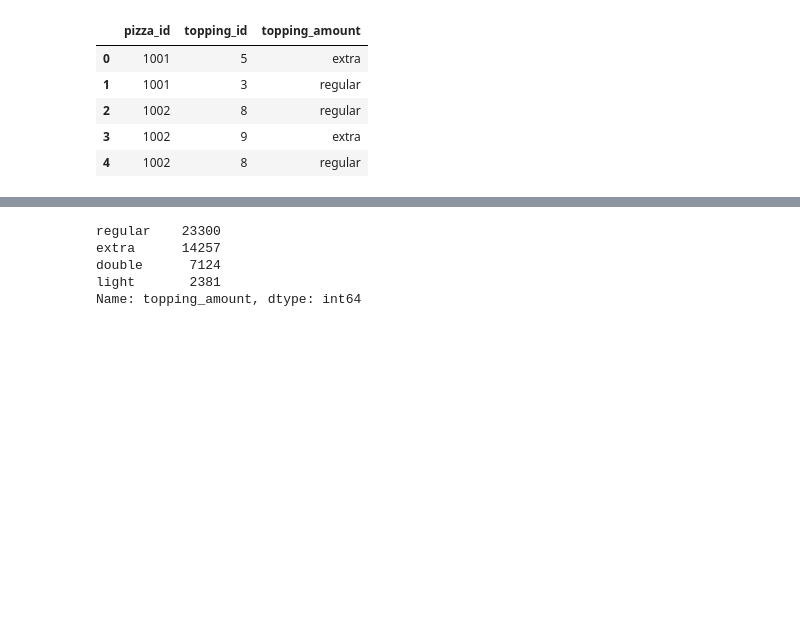
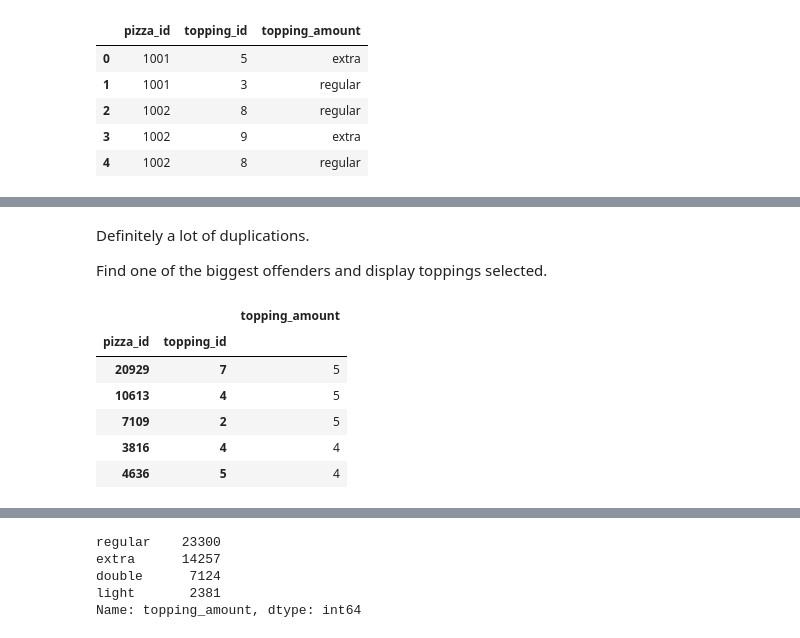
Before and after one commit to kjeliasen/zach_pandas, a Jupyter notebook: Zach_pandas_notebook.ipynb, the cells around one changed output, grey strips where cells are left out. Drawn from its saved outputs; the diff is of its cells as text; code cells hidden in the pictures; blank space fills up the shorter version.

```diff
--- a/Zach_pandas_notebook.ipynb
+++ b/Zach_pandas_notebook.ipynb
@@ -203,0 +245,14 @@ Name: pizza_id, dtype: int64
+# %% [markdown]
+Definitely a lot of duplications.
+
+Find one of the biggest offenders and display toppings selected.
+# %%
+pizza_topping_agg.sort_values(by='topping_amount', ascending=False).head()
+# %% [output]
+|  |  | topping_amount |
+| pizza_id | topping_id |  |
+| 20929 | 7 | 5 |
+| 10613 | 4 | 5 |
+| 7109 | 2 | 5 |
+| 3816 | 4 | 4 |
+| 4636 | 5 | 4 |
```
Also changed, not shown: parts of 26 cells of this notebook.
